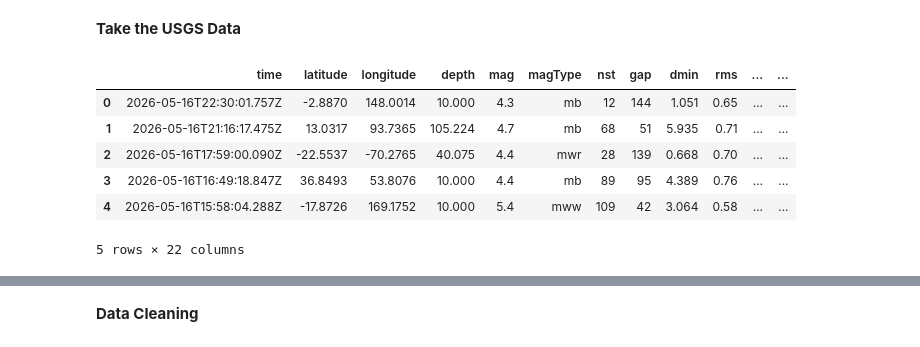
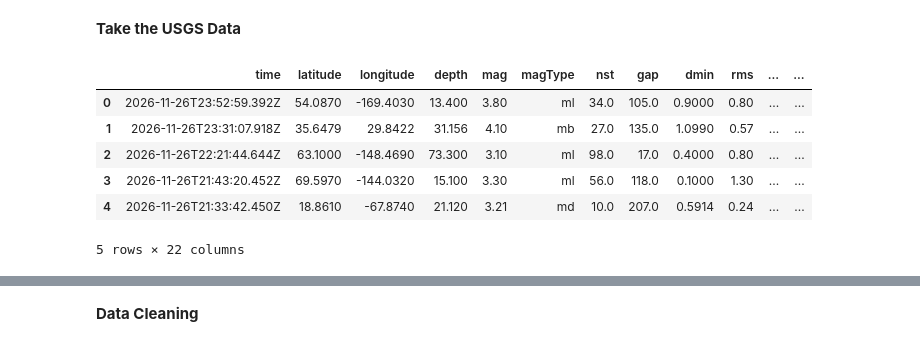
Before and after one commit to fadiaputriananda/seismology-portfolio, a Jupyter notebook: seismic-monitoring-dashboard/seismic_monitoring_dashboard.ipynb, the cells around one changed output, grey strips where cells are left out. Saved outputs shown, nothing was run; the diff lists cells and outputs as text; code cells hidden in the pictures.

```diff
--- a/seismic-monitoring-dashboard/seismic_monitoring_dashboard.ipynb
+++ b/seismic-monitoring-dashboard/seismic_monitoring_dashboard.ipynb
@@ -28,19 +30,22 @@ Requirement already satisfied: certifi>=2017.4.17 in /usr/local/lib/python3.12/d
 # %%
 import pandas as pd
 from datetime import datetime, timedelta
 
 start_date_str = '2026-01-01'
-end_date_str = '2026-05-17'
+today_str = datetime.today().strftime('%Y-%m-%d')
 
-url = f"https://earthquake.usgs.gov/fdsnws/event/1/query.csv?starttime={start_date_str}&endtime={end_date_str}&minmagnitude=4"
+start_date = datetime.strptime(start_date_str, '%Y-%m-%d')
+end_date = datetime.strptime(today_str, '%Y-%m-%d')
+
+url = f"https://earthquake.usgs.gov/fdsnws/event/1/query.csv?starttime={start_date_str}&endtime={today_str}&minmagnitude=3"
 df = pd.read_csv(url)
 
 df.head()
 # %% [output]
 |  | time | latitude | longitude | depth | mag | magType | nst | gap | dmin | rms | ... | ... |
-| 0 | 2026-05-16T22:30:01.757Z | -2.8870 | 148.0014 | 10.000 | 4.3 | mb | 12 | 144 | 1.051 | 0.65 | ... | ... |
-| 1 | 2026-05-16T21:16:17.475Z | 13.0317 | 93.7365 | 105.224 | 4.7 | mb | 68 | 51 | 5.935 | 0.71 | ... | ... |
-| 2 | 2026-05-16T17:59:00.090Z | -22.5537 | -70.2765 | 40.075 | 4.4 | mwr | 28 | 139 | 0.668 | 0.70 | ... | ... |
-| 3 | 2026-05-16T16:49:18.847Z | 36.8493 | 53.8076 | 10.000 | 4.4 | mb | 89 | 95 | 4.389 | 0.76 | ... | ... |
-| 4 | 2026-05-16T15:58:04.288Z | -17.8726 | 169.1752 | 10.000 | 5.4 | mww | 109 | 42 | 3.064 | 0.58 | ... | ... |
+| 0 | 2026-11-26T23:52:59.392Z | 54.0870 | -169.4030 | 13.400 | 3.80 | ml | 34.0 | 105.0 | 0.9000 | 0.80 | ... | ... |
+| 1 | 2026-11-26T23:31:07.918Z | 35.6479 | 29.8422 | 31.156 | 4.10 | mb | 27.0 | 135.0 | 1.0990 | 0.57 | ... | ... |
+| 2 | 2026-11-26T22:21:44.644Z | 63.1000 | -148.4690 | 73.300 | 3.10 | ml | 98.0 | 17.0 | 0.4000 | 0.80 | ... | ... |
+| 3 | 2026-11-26T21:43:20.452Z | 69.5970 | -144.0320 | 15.100 | 3.30 | ml | 56.0 | 118.0 | 0.1000 | 1.30 | ... | ... |
+| 4 | 2026-11-26T21:33:42.450Z | 18.8610 | -67.8740 | 21.120 | 3.21 | md | 10.0 | 207.0 | 0.5914 | 0.24 | ... | ... |
 5 rows × 22 columns
```
Also changed, not shown: parts of 11 cells of this notebook.
